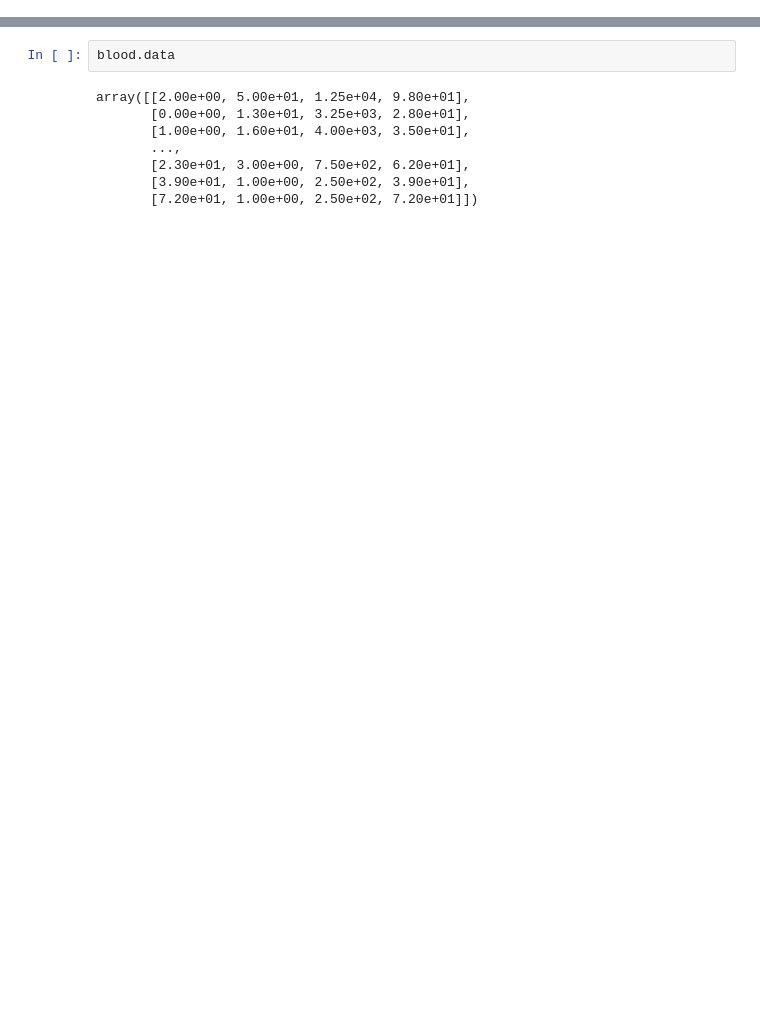
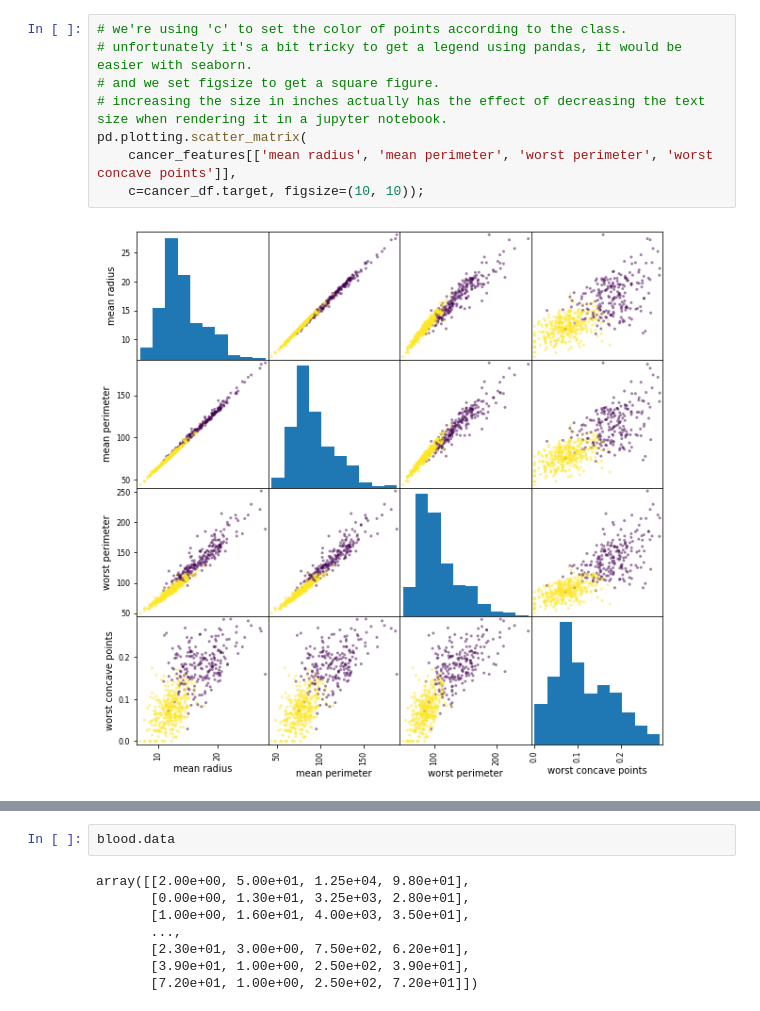
Before and after one commit to amueller/aml, a Jupyter notebook: 01-ml-workflow/01-data-loading.ipynb, the cells around one changed output, grey strips where cells are left out. Cells and saved outputs as stored; diff of their text form; blank space fills up the shorter version.

```diff
--- a/01-ml-workflow/01-data-loading.ipynb
+++ b/01-ml-workflow/01-data-loading.ipynb
@@ -31,0 +137,10 @@ blood.data.shape
+# %%
+# we're using 'c' to set the color of points according to the class.
+# unfortunately it's a bit tricky to get a legend using pandas, it would be easier with seaborn.
+# and we set figsize to get a square figure.
+# increasing the size in inches actually has the effect of decreasing the text size when rendering it in a jupyter notebook.
+pd.plotting.scatter_matrix(
+    cancer_features[['mean radius', 'mean perimeter', 'worst perimeter', 'worst concave points']],
+    c=cancer_df.target, figsize=(10, 10));
+# %% [output]
+[figure, added]
```
Also changed, not shown: parts of 72 cells of this notebook.
